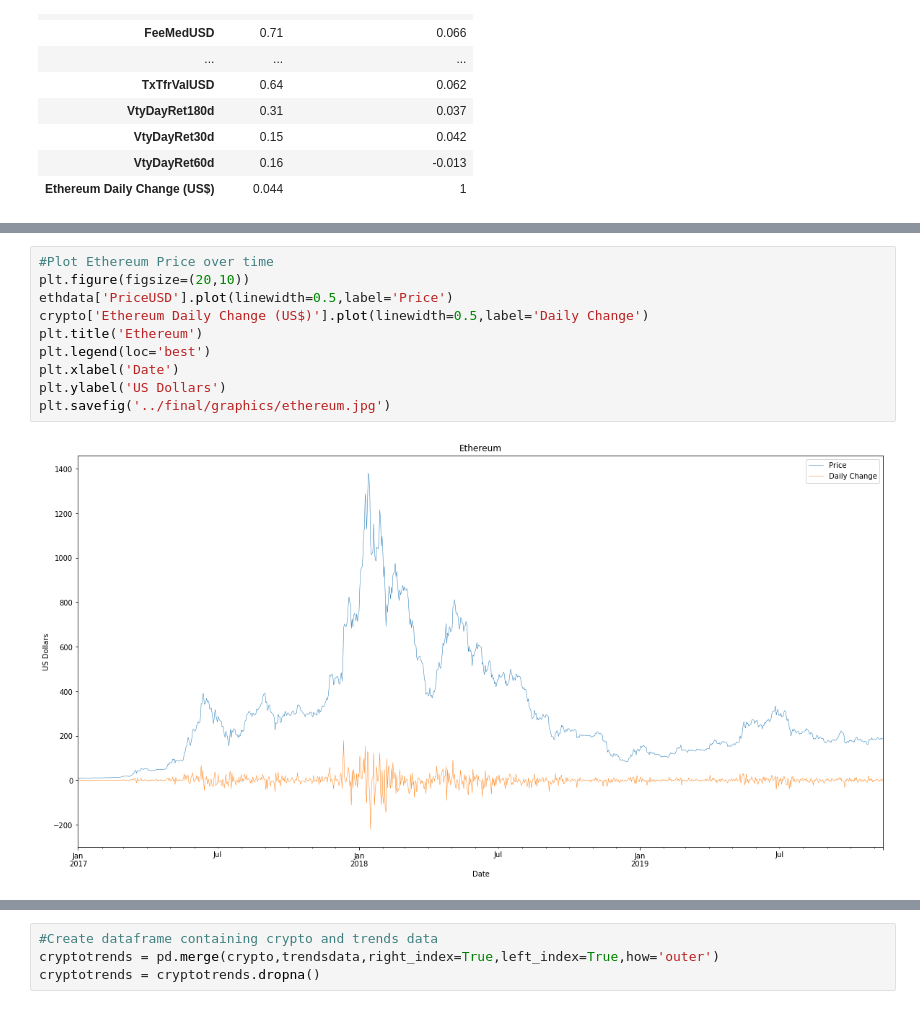
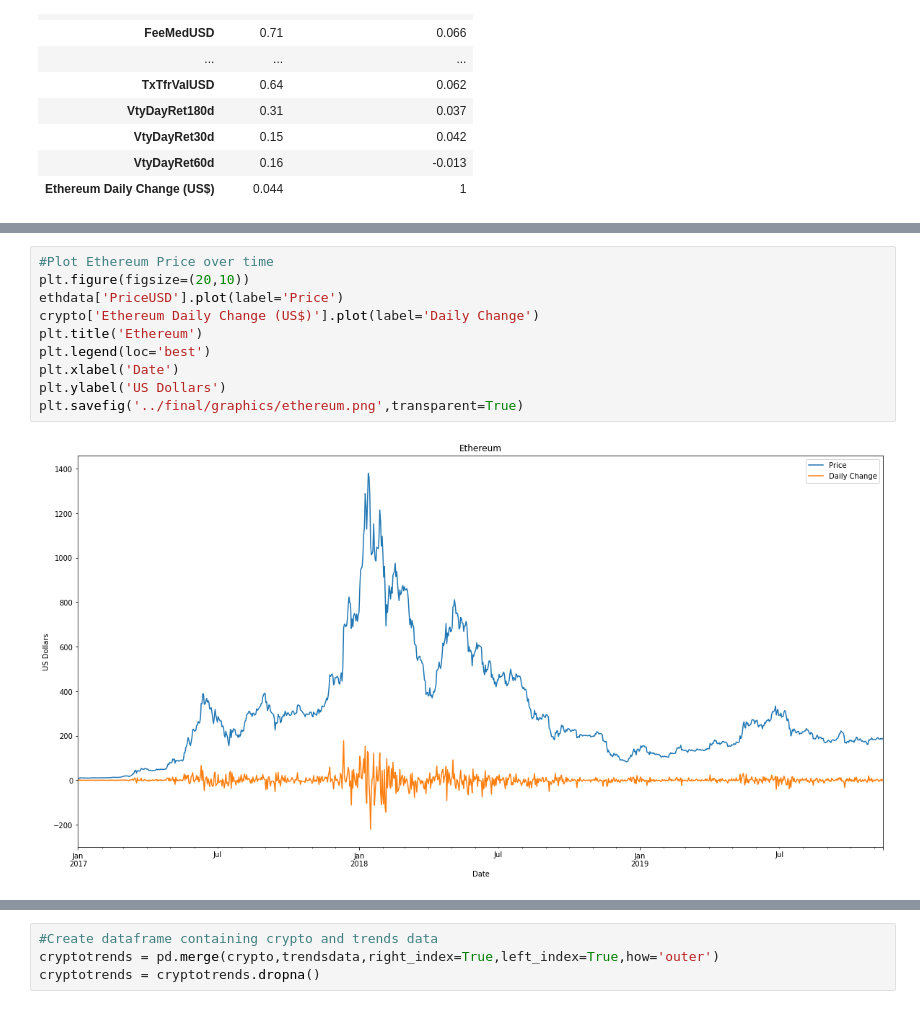
Before and after one commit to fpwirth/Data-Analytics-Project-1, a Jupyter notebook: final/Philipfinalanalysisnotebook.ipynb, the cells around one changed output, grey strips where cells are left out. Drawn from its saved outputs; the diff is of its cells as text.

```diff
--- a/final/Philipfinalanalysisnotebook.ipynb
+++ b/final/Philipfinalanalysisnotebook.ipynb
@@ -211,15 +211,15 @@ plt.savefig('../final/graphics/litecoin.jpg')
 # %%
 #Plot Ethereum Price over time
 plt.figure(figsize=(20,10))
-ethdata['PriceUSD'].plot(linewidth=0.5,label='Price')
-crypto['Ethereum Daily Change (US$)'].plot(linewidth=0.5,label='Daily Change')
+ethdata['PriceUSD'].plot(label='Price')
+crypto['Ethereum Daily Change (US$)'].plot(label='Daily Change')
 plt.title('Ethereum')
 plt.legend(loc='best')
 plt.xlabel('Date')
 plt.ylabel('US Dollars')
-plt.savefig('../final/graphics/ethereum.jpg')
+plt.savefig('../final/graphics/ethereum.png',transparent=True)
 # %% [output]
-[figure, old version]
+[figure, new version]
 # %%
 #Plot Google Trends over time
 plt.figure(figsize=(20,10))
```
Also changed, not shown: parts of 15 cells of this notebook, 34 other files.
